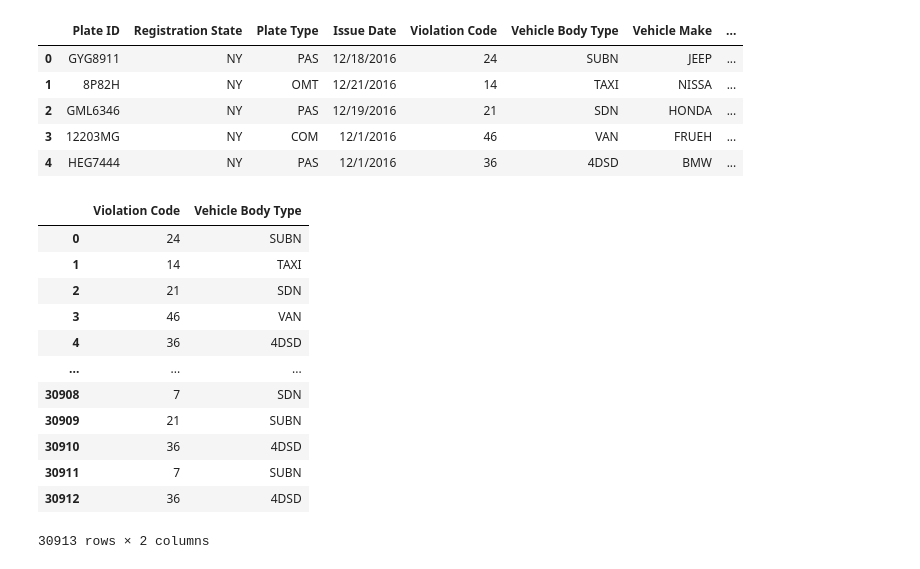
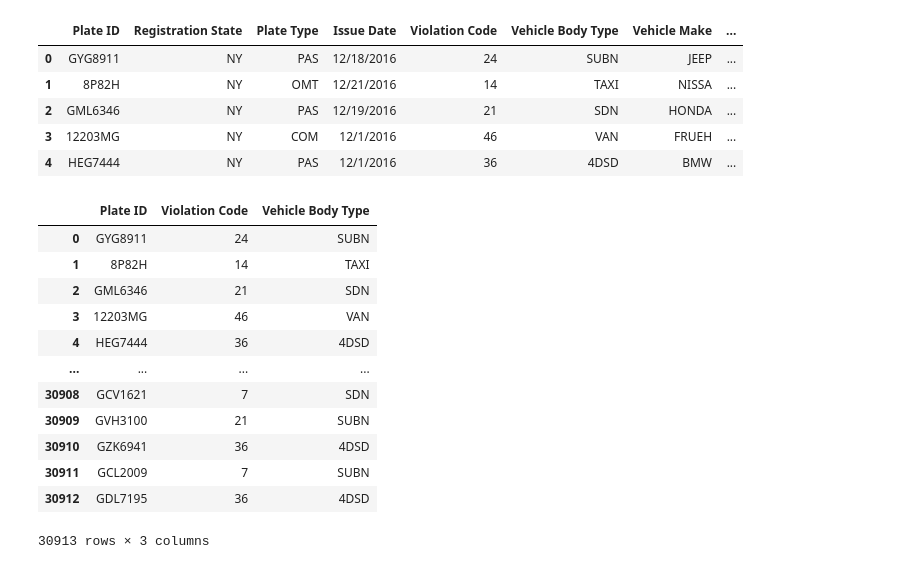
Before and after one commit to RyanAdamGonzalez1996/Project1, a Jupyter notebook: Vehicle_BodyType.ipynb, the cells around one changed output. Saved outputs shown, nothing was run; the diff lists cells and outputs as text; code cells hidden in the pictures.

```diff
--- a/Vehicle_BodyType.ipynb
+++ b/Vehicle_BodyType.ipynb
@@ -85,19 +88,20 @@ df.head()
 | 4 | HEG7444 | NY | PAS | 12/1/2016 | 36 | 4DSD | BMW | ... |
 # %%
 #Df with vehicle body type & violation code
-vb=df.drop(['Plate ID','Registration State', 'Plate Type', 'Issue Date', 'Vehicle Make','Violation Time','Violation County','Vehicle Color', 'Vehicle Year','Meter Number','Violation Post Code', 'Violation Description'], axis=1)
+#vb=df.drop(['Plate ID','Registration State', 'Plate Type', 'Issue Date', 'Vehicle Make','Violation Time','Violation County','Vehicle Color', 'Vehicle Year','Meter Number','Violation Post Code', 'Violation Description'], axis=1)
+vb=df.drop(['Registration State', 'Plate Type', 'Issue Date', 'Vehicle Make','Violation Time','Violation County','Vehicle Color', 'Vehicle Year','Meter Number','Violation Post Code', 'Violation Description'], axis=1)
 vb
 # %% [output]
-|  | Violation Code | Vehicle Body Type |
-| 0 | 24 | SUBN |
-| 1 | 14 | TAXI |
-| 2 | 21 | SDN |
-| 3 | 46 | VAN |
-| 4 | 36 | 4DSD |
-| ... | ... | ... |
-| 30908 | 7 | SDN |
-| 30909 | 21 | SUBN |
-| 30910 | 36 | 4DSD |
-| 30911 | 7 | SUBN |
-| 30912 | 36 | 4DSD |
+|  | Plate ID | Violation Code | Vehicle Body Type |
+| 0 | GYG8911 | 24 | SUBN |
+| 1 | 8P82H | 14 | TAXI |
+| 2 | GML6346 | 21 | SDN |
+| 3 | 12203MG | 46 | VAN |
+| 4 | HEG7444 | 36 | 4DSD |
+| ... | ... | ... | ... |
+| 30908 | GCV1621 | 7 | SDN |
+| 30909 | GVH3100 | 21 | SUBN |
+| 30910 | GZK6941 | 36 | 4DSD |
+| 30911 | GCL2009 | 7 | SUBN |
+| 30912 | GDL7195 | 36 | 4DSD |
-30913 rows × 2 columns
+30913 rows × 3 columns
```
Also changed, not shown: parts of 20 cells of this notebook, 3 other files.
